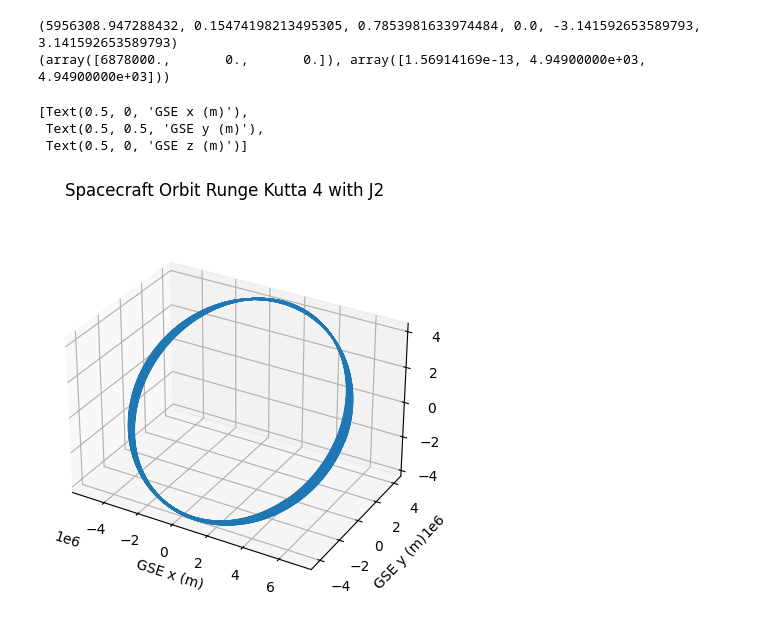
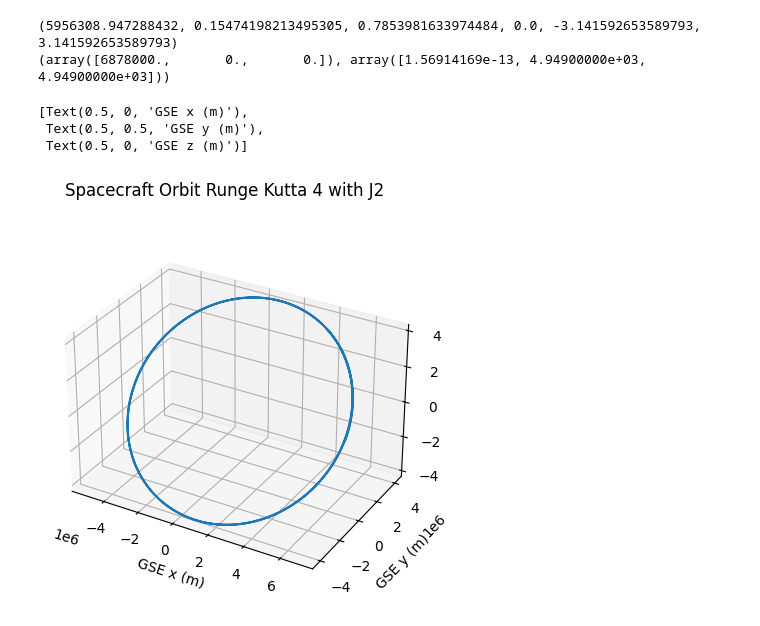
Before and after one commit to WilsonMoyer/Orbit-Integrating, a Jupyter notebook: Orbit Elements.ipynb, the cells around one changed output. Saved outputs shown, nothing was run; the diff lists cells and outputs as text; code cells hidden in the pictures.

```diff
--- a/Orbit Elements.ipynb
+++ b/Orbit Elements.ipynb
@@ -6,11 +6,11 @@ class orbitElements:
     # t0 is in days, M is in kg
     # Takes in two options:
     # ONE:
-    # elements = (a, i, e, LAN, omega, M0)
+    # elements = (a, ecc, inc, RAAN, omega, M0)
     # a = Semi-major axis (m)
     # ecc = Eccentricity
     # inc = Inclination (rad)
-    # RAAN = Right ascention of the ascending node (rad) also called Longitude of ascending node
+    # RAAN = Right ascention of the ascending node (rad) also called longitude of ascending node
     # omega = Argument of periapsis (rad)
     # M0 = Mean anomaly at t = 0 (radians)
     # TWO:
@@ -210,29 +210,48 @@ class orbitElements:
                         -(np.cos(theta)+self.ecc*np.cos(omega_adj))*np.sin(self.inc)])
 
         return (x_eci, v_eci)
+
+    # Returns propogated elements while including drift
+    def getPropogatedElements(self, dt):
+        J2 = 1.08262668e-3
+        # Earth radius (m)
+        Re = 6378.138e3
+
+        if self.a > 0:
+            n = np.sqrt(self.mu/self.a**3)
+        else:
+            n = np.sqrt(self.mu/(-self.a**3))
+
+        dRAAN_dt = -1.5*n*J2*(Re/self.a)**2*np.cos(self.inc)*(1-self.ecc**2)**-2
+        dOmega_dt = 0.75*n*J2*(Re/self.a)**2*(4-5*(np.sin(self.inc)**2))*(1-self.ecc**2)**-2
+
+        RAAN_adj = self.RAAN+dRAAN_dt*dt
+        omega_adj = self.omega+dOmega_dt*dt
+
+        return (self.a, self.ecc, self.inc, RAAN_adj, omega_adj, self.M0)
 # %%
 import matplotlib.pyplot as plt
 #theOrbit = orbitElements(posVec = [6878000, 0, 0], velVec = [0, 4949, 4949])
 theOrbit = orbitElements(posVec = [6878000, 0, 0], velVec = [0, 4949, 4949])
 print(theOrbit.calculateOrbit(0))
-segmentCount = 100000
+segmentCount = 10000
 dt = 1
 curve = np.zeros((segmentCount, 3))
 for i in range(0, segmentCount):
     curve[i, 0], curve[i, 1], curve[i, 2] = theOrbit.calculateOrbit(dt*i)[0]
 
 
 fig = plt.figure()
 fig.suptitle('Spacecraft Orbit Runge Kutta 4 with J2')
 axis = fig.add_subplot(projection='3d')
 axis.plot(curve[:, 0], curve[:, 1], curve[:, 2])
 axis.set_aspect('equal')
 axis.set(xlabel = "GSE x (m)", ylabel = "GSE y (m)", zlabel = "GSE z (m)")
 #print(curve)
 # %% [output]
 (5956308.947288432, 0.15474198213495305, 0.7853981633974484, 0.0, -3.141592653589793, 3.141592653589793)
 (array([6878000.,       0.,       0.]), array([1.56914169e-13, 4.94900000e+03, 4.94900000e+03]))
 [Text(0.5, 0, 'GSE x (m)'),
  Text(0.5, 0.5, 'GSE y (m)'),
  Text(0.5, 0, 'GSE z (m)')]
-[figure, old version]
+[figure, new version]
```
Also changed, not shown: 1 other file.
